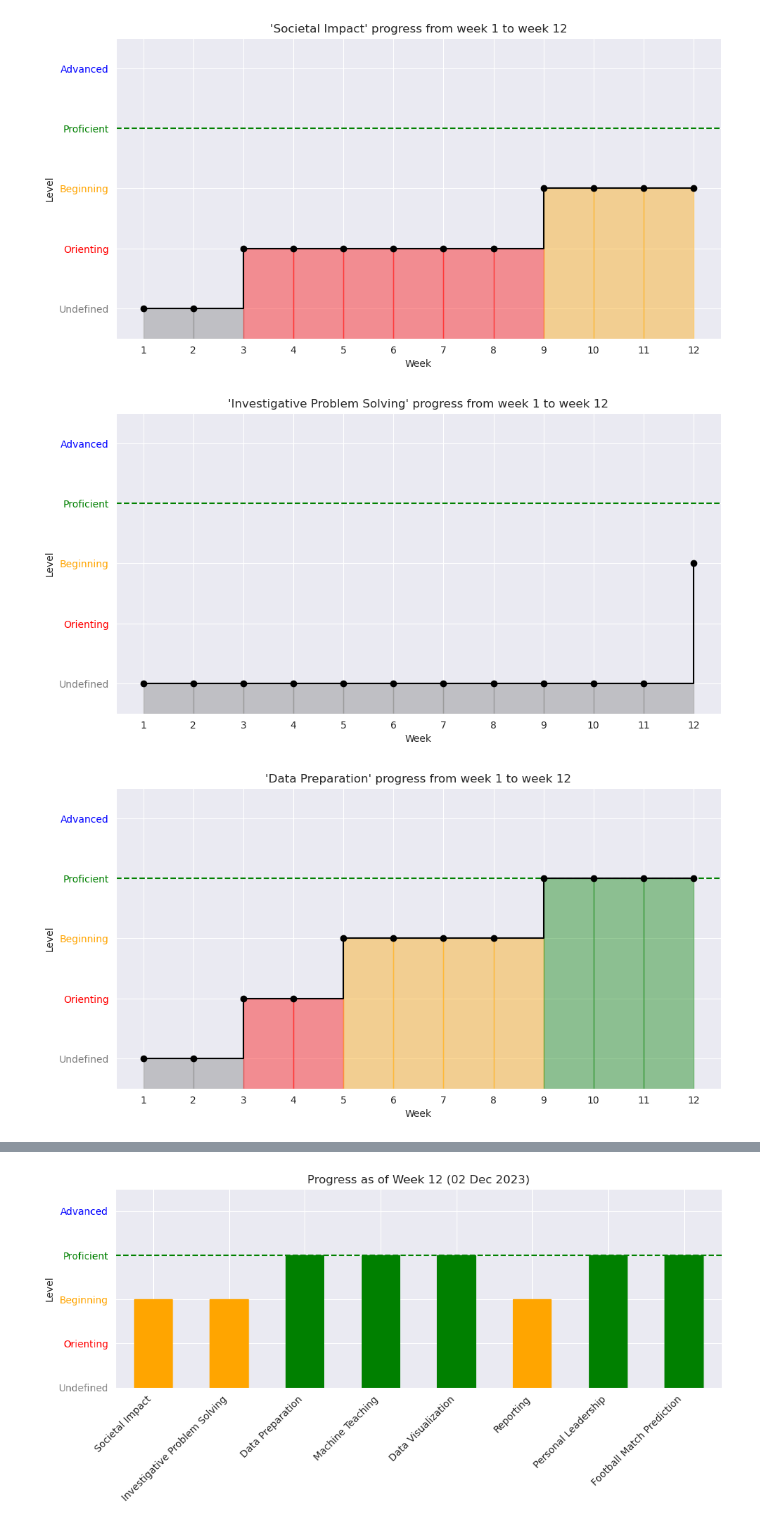
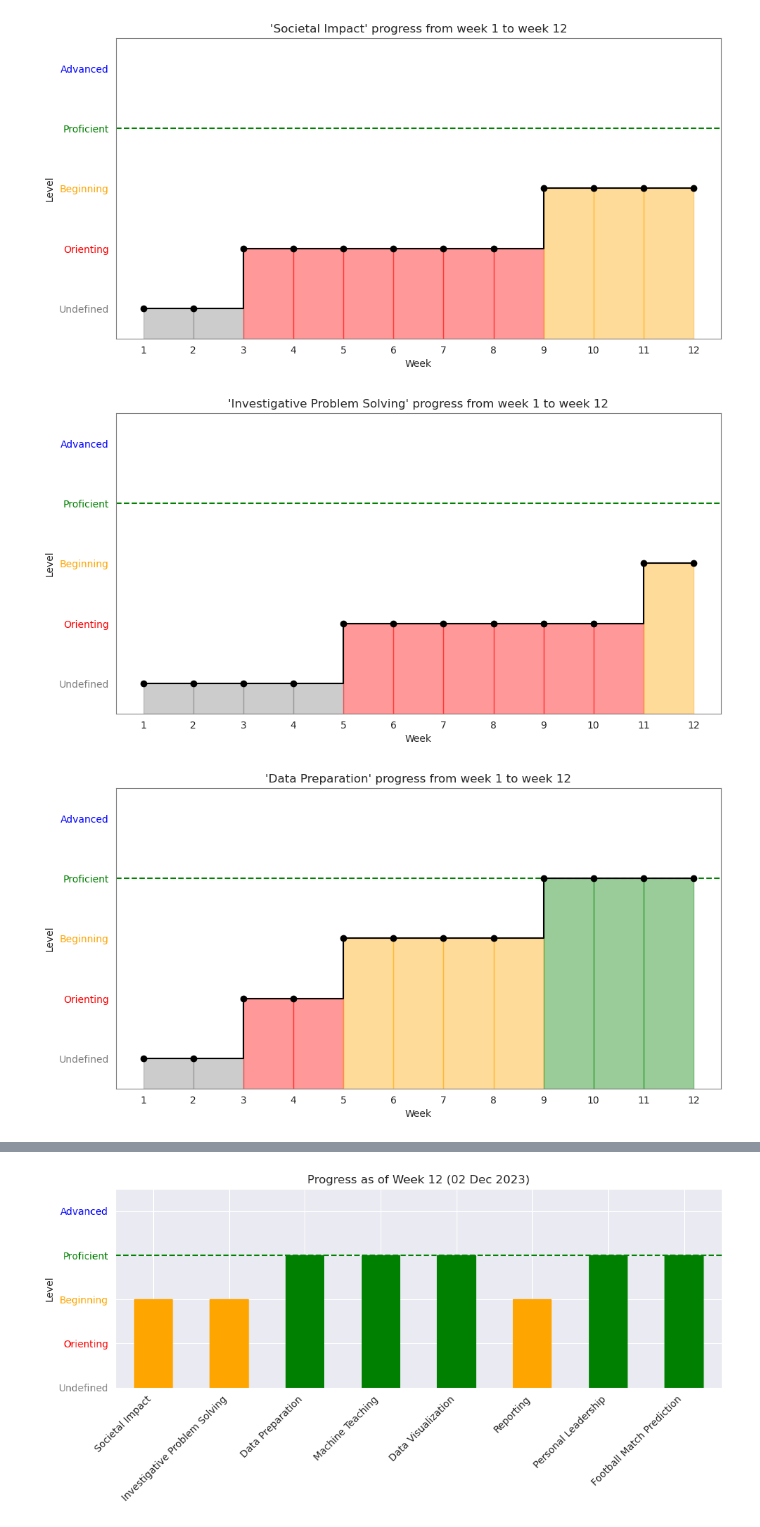
Before and after one commit to stoyanK7/football-prediction, a Jupyter notebook: notebooks/012-learning-objective-progress.ipynb, the cells around one changed output, grey strips where cells are left out. Cells and saved outputs as stored; diff of their text form; code cells hidden in the pictures.

```diff
--- a/notebooks/012-learning-objective-progress.ipynb
+++ b/notebooks/012-learning-objective-progress.ipynb
@@ -53,7 +53,7 @@ df = pd.DataFrame(
         {
             'week': 5,
             'Societal Impact': 'Orienting',
-            'Investigative Problem Solving': 'Undefined',
+            'Investigative Problem Solving': 'Orienting',
             'Data Preparation': 'Beginning',
             'Machine Teaching': 'Orienting',
             'Data Visualization': 'Beginning',
@@ -64,7 +64,7 @@ df = pd.DataFrame(
         {
             'week': 6,
             'Societal Impact': 'Orienting',
-            'Investigative Problem Solving': 'Undefined',
+            'Investigative Problem Solving': 'Orienting',
             'Data Preparation': 'Beginning',
             'Machine Teaching': 'Orienting',
             'Data Visualization': 'Beginning',
@@ -75,7 +75,7 @@ df = pd.DataFrame(
         {
             'week': 7,
             'Societal Impact': 'Orienting',
-            'Investigative Problem Solving': 'Undefined',
+            'Investigative Problem Solving': 'Orienting',
             'Data Preparation': 'Beginning',
             'Machine Teaching': 'Orienting',
             'Data Visualization': 'Beginning',
@@ -86,7 +86,7 @@ df = pd.DataFrame(
         {
             'week': 8,
             'Societal Impact': 'Orienting',
-            'Investigative Problem Solving': 'Undefined',
+            'Investigative Problem Solving': 'Orienting',
             'Data Preparation': 'Beginning',
             'Machine Teaching': 'Orienting',
             'Data Visualization': 'Beginning',
@@ -97,7 +97,7 @@ df = pd.DataFrame(
         {
             'week': 9,
             'Societal Impact': 'Beginning',
-            'Investigative Problem Solving': 'Undefined',
+            'Investigative Problem Solving': 'Orienting',
             'Data Preparation': 'Proficient',
             'Machine Teaching': 'Beginning',
             'Data Visualization': 'Proficient',
@@ -108,7 +108,7 @@ df = pd.DataFrame(
         {
             'week': 10,
             'Societal Impact': 'Beginning',
-            'Investigative Problem Solving': 'Undefined',
+            'Investigative Problem Solving': 'Orienting',
             'Data Preparation': 'Proficient',
             'Machine Teaching': 'Beginning',
             'Data Visualization': 'Proficient',
@@ -119,7 +119,7 @@ df = pd.DataFrame(
         {
             'week': 11,
             'Societal Impact': 'Beginning',
-            'Investigative Problem Solving': 'Undefined',
+            'Investigative Problem Solving': 'Beginning',
             'Data Preparation': 'Proficient',
             'Machine Teaching': 'Proficient',
             'Data Visualization': 'Proficient',
@@ -169,7 +169,13 @@ for col in df.columns[1:]:
     ax.set_yticks([0, 1, 2, 3, 4])
     ax.set_yticklabels(['Undefined', 'Orienting', 'Beginning', 'Proficient', 'Advanced'])
 
-    # put colors on the yticklabels
+    # invert background to be white and grid lines gray
+    ax.set_facecolor('white')
+
+    # add border
+    for spine in ax.spines.values():
+        spine.set_edgecolor('grey')
+
     colors = {
         0: 'grey',
         1: 'red',
@@ -177,33 +183,33 @@ for col in df.columns[1:]:
         3: 'green',
         4: 'blue'
     }
     for i, label in enumerate(ax.get_yticklabels()):
         label.set_color(colors[i])
 
     plt.tight_layout()
     plt.title(f"'{col}' progress from week 1 to week 12")
 
     # fill area below the line depending on the y level
     for i, row in df.iterrows():
         if i == 11:
             break
         current_level = row[col]
         next_level = df.at[i+1, col]
 
         ax.fill_between(
             x=[row['week'], row['week']+1],
             y1=-0.5,
             y2=row[col],
             alpha=0.4,
             color=colors[row[col]]
         )
 
     # plot the line as a step
     ax.step(df['week'], df[col], where='post', color='black', marker='o')
 
     plt.savefig(f'progress_{col}.png', dpi=300, bbox_inches='tight')
     plt.show()
 # %% [output]
-[figure, old version]
+[figure, new version]
-[figure, old version]
+[figure, new version]
-[figure, old version]
+[figure, new version]
```
Also changed, not shown: parts of 1 cell of this notebook.
